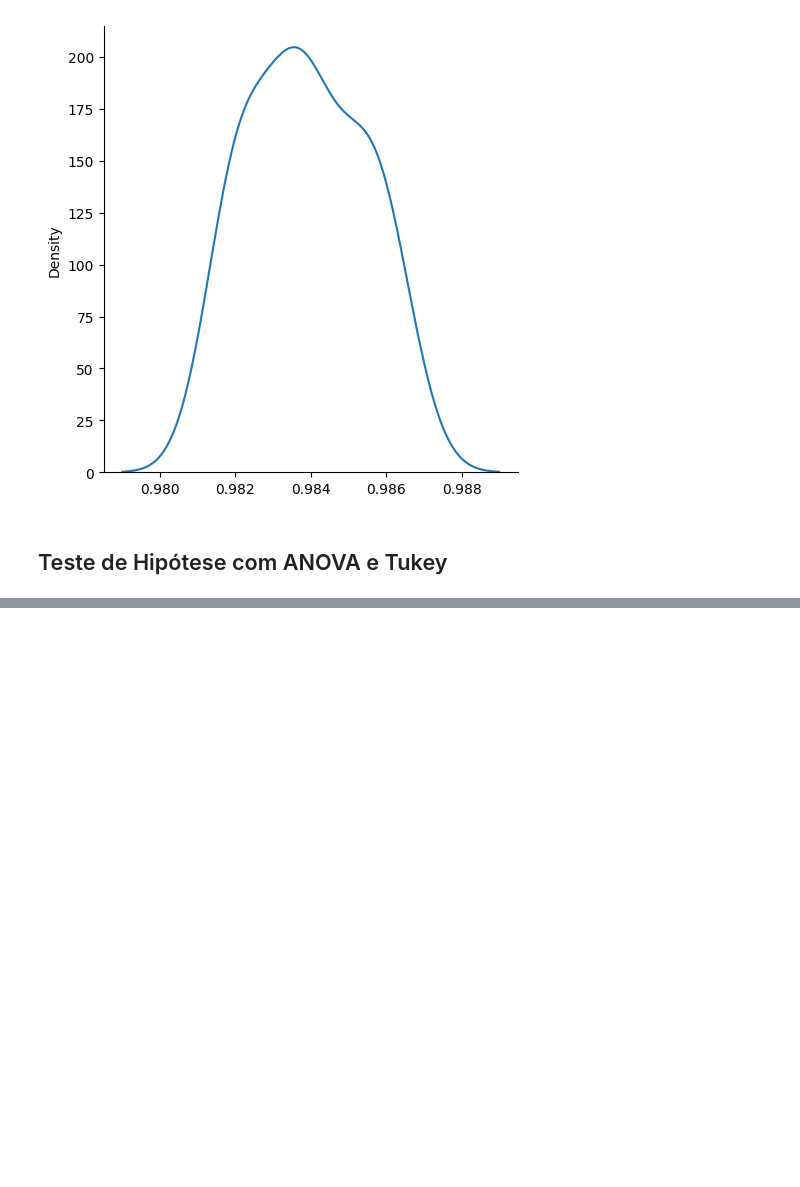
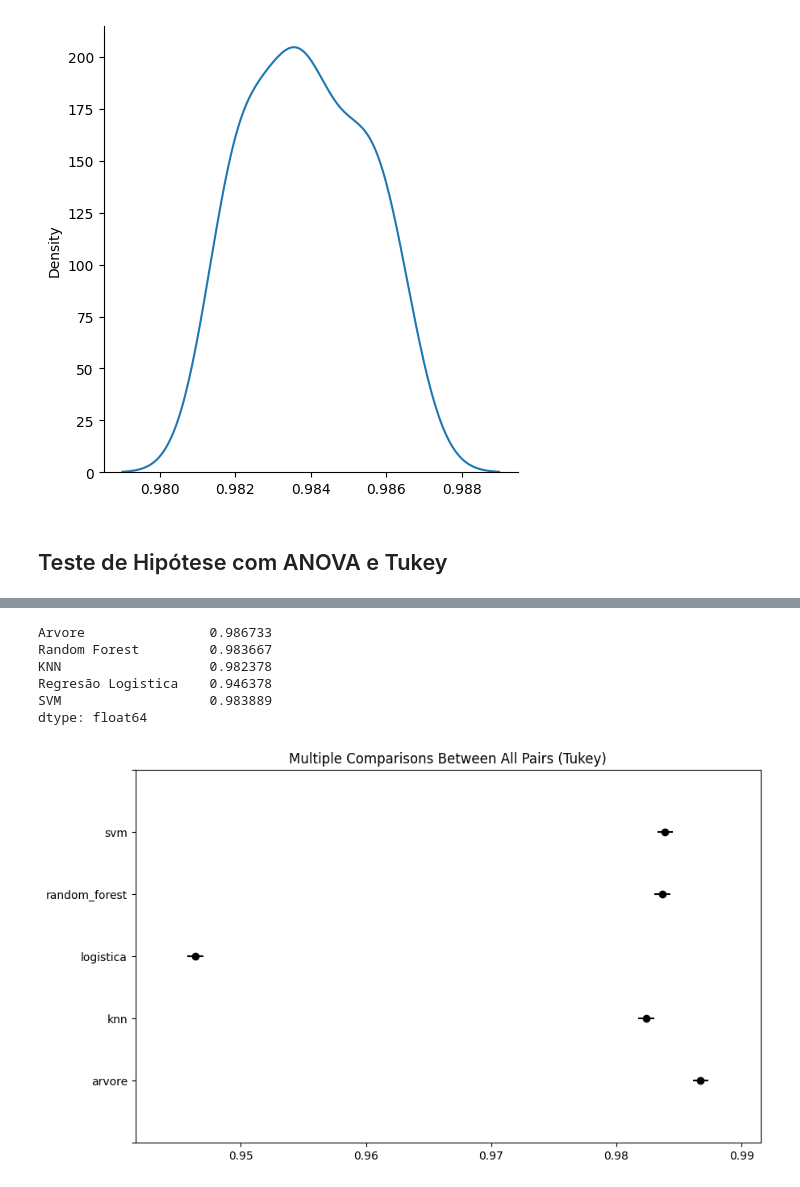
Before and after one commit to Joao-Inacio/Machine-Learning-e-Data-Science-com-Python, a Jupyter notebook: 0.9-avaliacaode-algoritmos-de-classificacao/validacao.ipynb, the cells around one changed output, grey strips where cells are left out. Cells and saved outputs as stored; diff of their text form; code cells hidden in the pictures; blank space fills up the shorter version.

Commit message:
Verificação do melhor algoritmo usando ANOVA e Tukey

```diff
--- a/0.9-avaliacaode-algoritmos-de-classificacao/validacao.ipynb
+++ b/0.9-avaliacaode-algoritmos-de-classificacao/validacao.ipynb
@@ -177,0 +242,3 @@ sns.displot(resultados_svm, kind='kde');
+# %%
+resultados_df = pd.DataFrame(resultados_algoritmos)
+resultados_df
@@ -177,0 +259,6 @@ sns.displot(resultados_svm, kind='kde');
+# %%
+compara_algoritimos = MultiComparison(
+    resultados_df['accuracy'], resultados_df['algoritmo']
+)
+teste_estatistico = compara_algoritimos.tukeyhsd()
+print(teste_estatistico)
@@ -177,0 +281,13 @@ sns.displot(resultados_svm, kind='kde');
+# %%
+resultados.mean()
+# %% [output]
+Arvore                0.986733
+Random Forest         0.983667
+KNN                   0.982378
+Regresão Logistica    0.946378
+SVM                   0.983889
+dtype: float64
+# %%
+teste_estatistico.plot_simultaneous();
+# %% [output]
+[figure, added]
```
Also changed, not shown: parts of 13 cells of this notebook.
